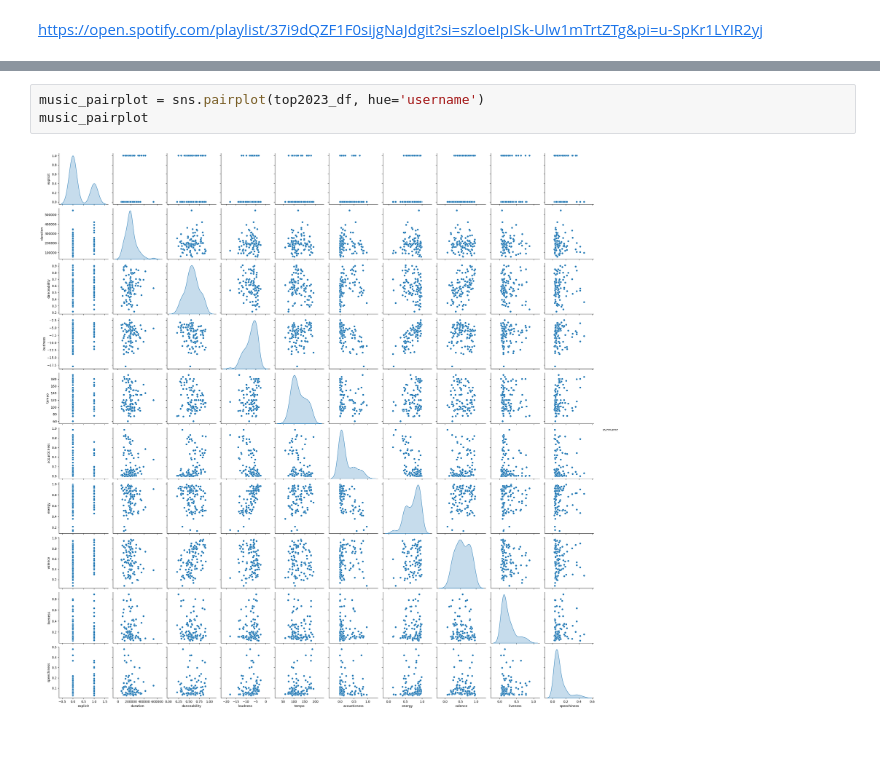
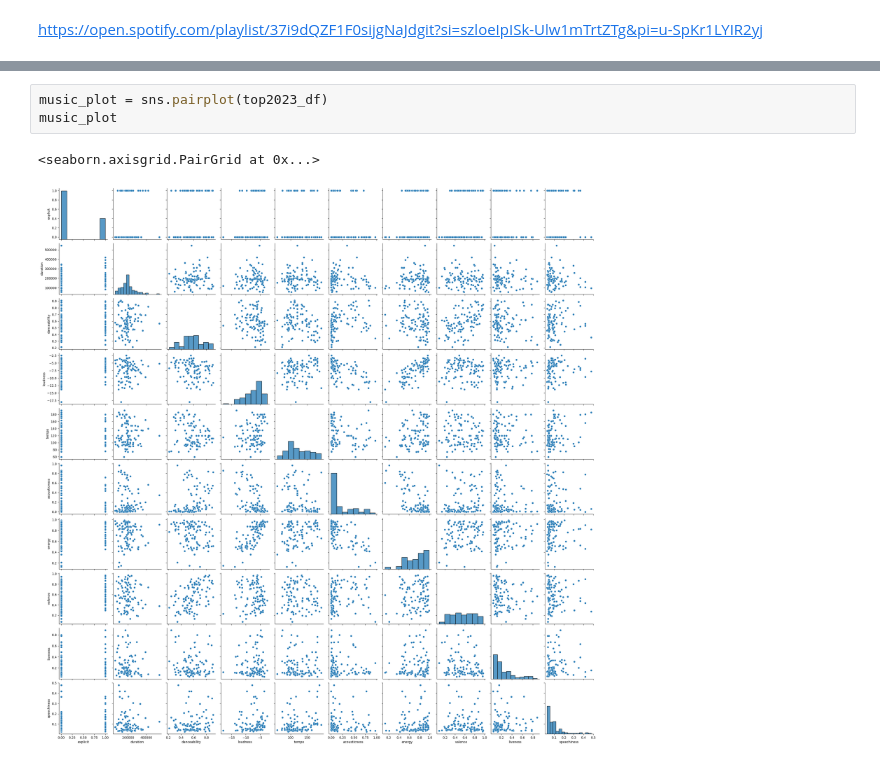
Before and after one commit to ihatmyself/Spotify-Categorized, a Jupyter notebook: spotify_mood.ipynb, the cells around one changed output, grey strips where cells are left out. Cells and saved outputs as stored; diff of their text form.

Commit message:
plots

```diff
--- a/spotify_mood.ipynb
+++ b/spotify_mood.ipynb
@@ -75,7 +75,8 @@ top2023_df.head(10)
 | 8 | Thundercat | Overseas | 1iGOI54dl6Ps1kYlSpPZzg |  | False | 88453 | 0.849 | -8.464 | 119.945 | ... |
 | 9 | Louis Cole | Dead Inside Shuffle | 5zgcmMLv0HpraYWfsm5Plw |  | True | 200000 | 0.848 | -5.896 | 133.072 | ... |
 # %%
-music_pairplot = sns.pairplot(top2023_df, hue='username')
-music_pairplot
+music_plot = sns.pairplot(top2023_df)
+music_plot
 # %% [output]
+<seaborn.axisgrid.PairGrid at 0x...>
-[figure, old version]
+[figure, new version]
```
Also changed, not shown: parts of 2 cells of this notebook.
